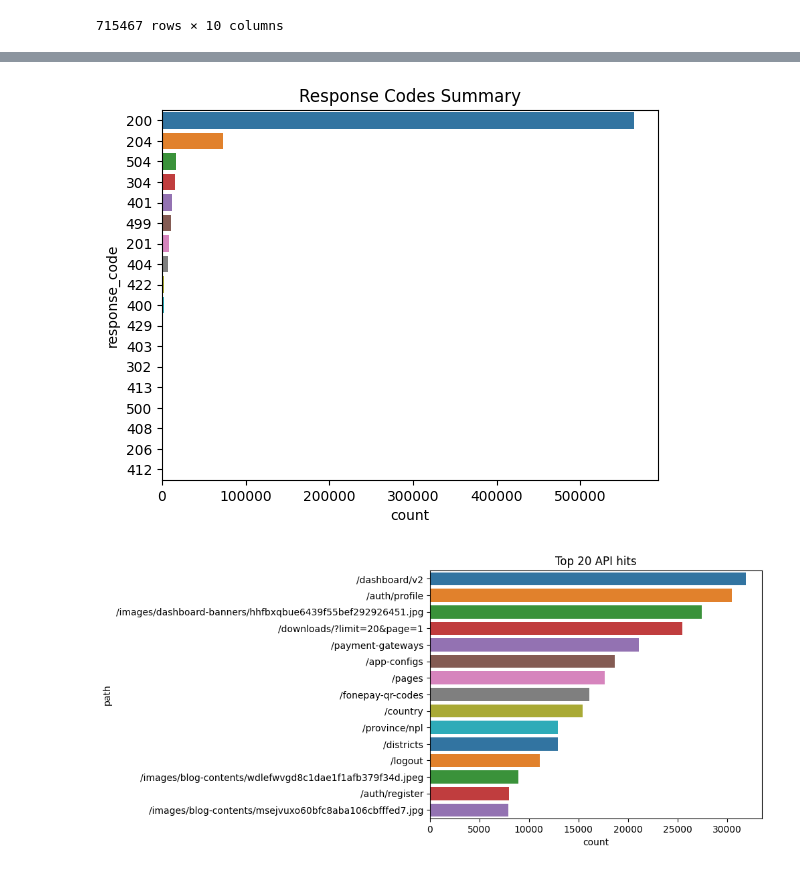
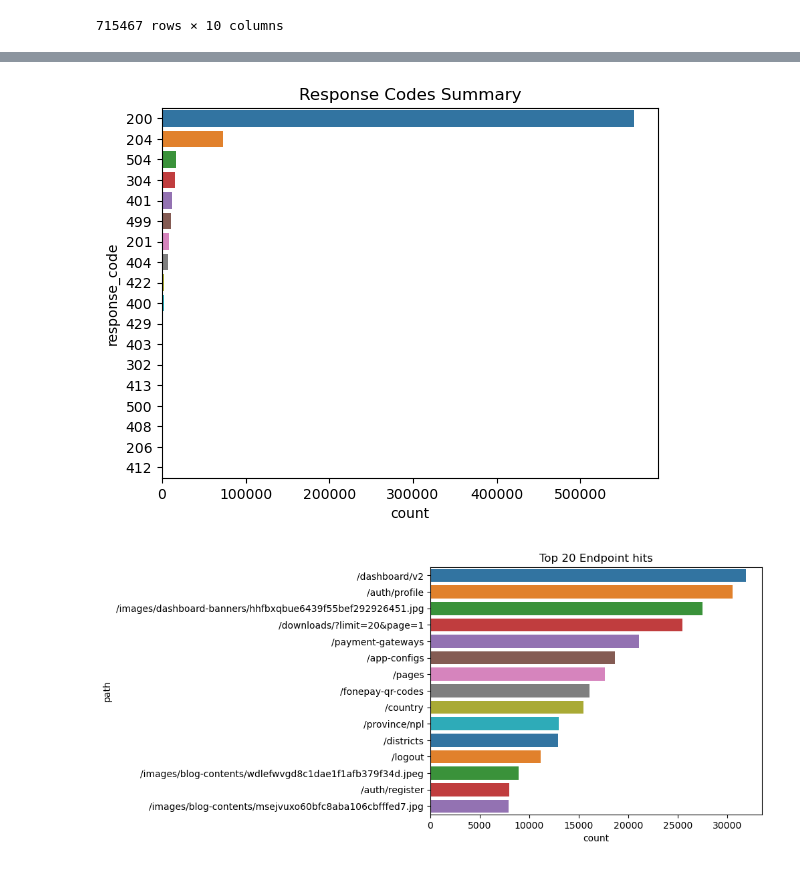
Before and after one commit to aashutoshkhadgi/webserver-log-analyzer, a Jupyter notebook: log-analyzer.py.ipynb, the cells around one changed output, grey strips where cells are left out. Cells and saved outputs as stored; diff of their text form; code cells hidden in the pictures.

```diff
--- a/log-analyzer.py.ipynb
+++ b/log-analyzer.py.ipynb
@@ -30,7 +30,7 @@ data = {'ip':[],
 
 
 #f = open("oa_access.log", "r")
-f = open("api.rspnepal.org.access.log.1", "r")
+f = open("logs/api.rspnepal.org.access.log.1", "r")
 
 c=0
 for x in f:
@@ -96,17 +96,16 @@ category_counts = df.response_code.value_counts()
 sorted_categories = category_counts.index
 sns.countplot(y="response_code", data=df,palette="tab10", order=sorted_categories).set_title('Response Codes Summary');
 # %% [output]
-[figure, old version]
+[figure, new version]
 # %%
-import matplotlib.pyplot as plt
 
 top_20_paths = df.path.value_counts().head(15)
 top_20_paths
 filtered_df = df[df['path'].isin(top_20_paths.index)]
 category_counts = filtered_df['path'].value_counts()
 sorted_categories = category_counts.index
 
 
-sns.countplot(y="path",palette="tab10", data=df[df.path.isin(top_20_paths.index)], order =sorted_categories ).set_title('Top 20 API hits');
+sns.countplot(y="path",palette="tab10", data=df[df.path.isin(top_20_paths.index)], order =sorted_categories ).set_title('Top 20 Endpoint hits');
 # %% [output]
-[figure, old version]
+[figure, new version]
```
Also changed, not shown: parts of 11 cells of this notebook.
